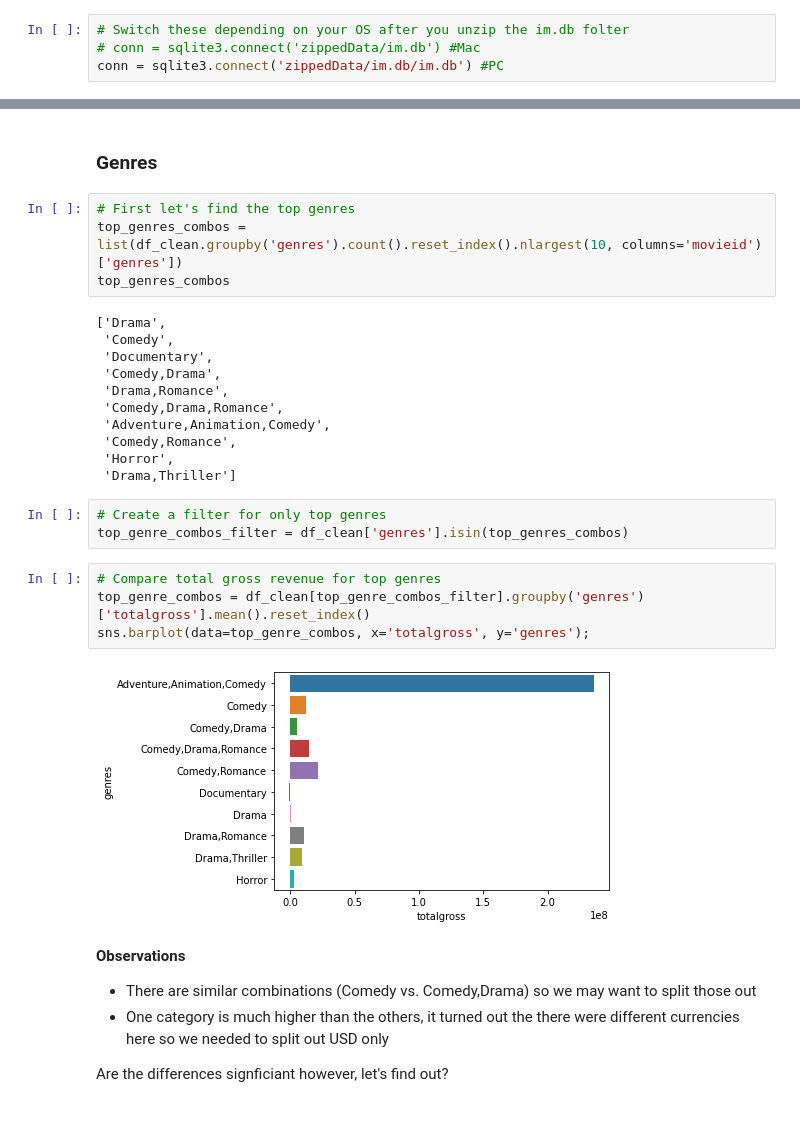
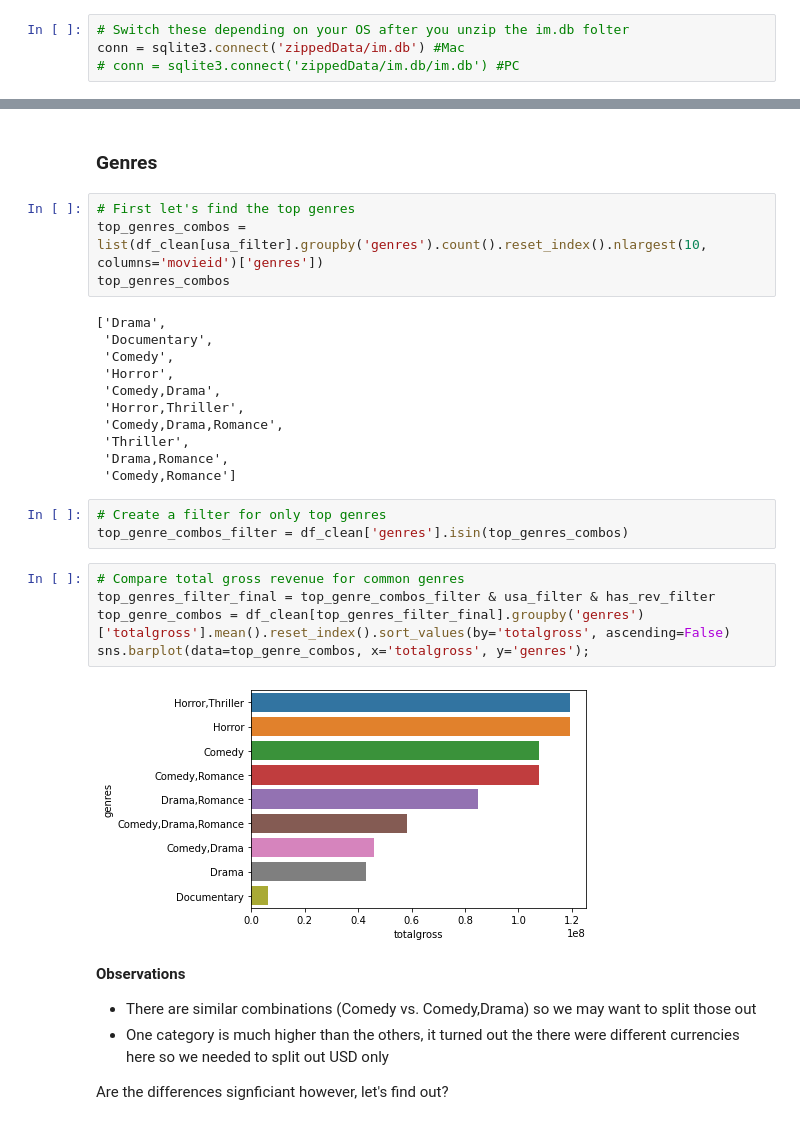
Before and after one commit to learn-co-curriculum/dsc-phase-2-project-v3, a Jupyter notebook: index.ipynb, the cells around one changed output, grey strips where cells are left out. Cells and saved outputs as stored; diff of their text form.

```diff
--- a/index.ipynb
+++ b/index.ipynb
@@ -66,8 +66,8 @@ What are we looking at?
 Connecting Data to Sqlite;
 # %%
 # Switch these depending on your OS after you unzip the im.db folter
-# conn = sqlite3.connect('zippedData/im.db') #Mac
-conn = sqlite3.connect('zippedData/im.db/im.db') #PC
+conn = sqlite3.connect('zippedData/im.db') #Mac
+# conn = sqlite3.connect('zippedData/im.db/im.db') #PC
 # %% [markdown]
 Viewing the Data Tables;
 # %%
@@ -681,28 +681,29 @@ df_clean.groupby('startyear')['movieid'].count().plot.bar();
 ### Genres
 # %%
 # First let's find the top genres
-top_genres_combos = list(df_clean.groupby('genres').count().reset_index().nlargest(10, columns='movieid')['genres'])
+top_genres_combos = list(df_clean[usa_filter].groupby('genres').count().reset_index().nlargest(10, columns='movieid')['genres'])
 top_genres_combos
 # %% [output]
 ['Drama',
+ 'Documentary',
  'Comedy',
- 'Documentary',
+ 'Horror',
  'Comedy,Drama',
+ 'Horror,Thriller',
+ 'Comedy,Drama,Romance',
+ 'Thriller',
  'Drama,Romance',
- 'Comedy,Drama,Romance',
- 'Adventure,Animation,Comedy',
- 'Comedy,Romance',
- 'Horror',
- 'Drama,Thriller']
+ 'Comedy,Romance']
 # %%
 # Create a filter for only top genres
 top_genre_combos_filter = df_clean['genres'].isin(top_genres_combos)
 # %%
-# Compare total gross revenue for top genres
-top_genre_combos = df_clean[top_genre_combos_filter].groupby('genres')['totalgross'].mean().reset_index()
+# Compare total gross revenue for common genres
+top_genres_filter_final = top_genre_combos_filter & usa_filter & has_rev_filter
+top_genre_combos = df_clean[top_genres_filter_final].groupby('genres')['totalgross'].mean().reset_index().sort_values(by='totalgross', ascending=False)
 sns.barplot(data=top_genre_combos, x='totalgross', y='genres');
 # %% [output]
-[figure, old version]
+[figure, new version]
 # %% [markdown]
 **Observations**
 - There are similar combinations (Comedy vs. Comedy,Drama) so we may want to split those out
```
Also changed, not shown: parts of 16 cells of this notebook.
